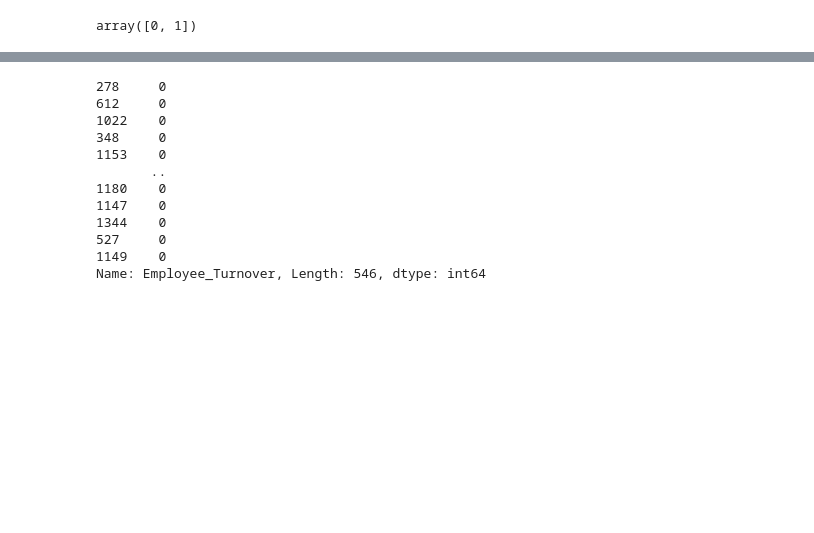
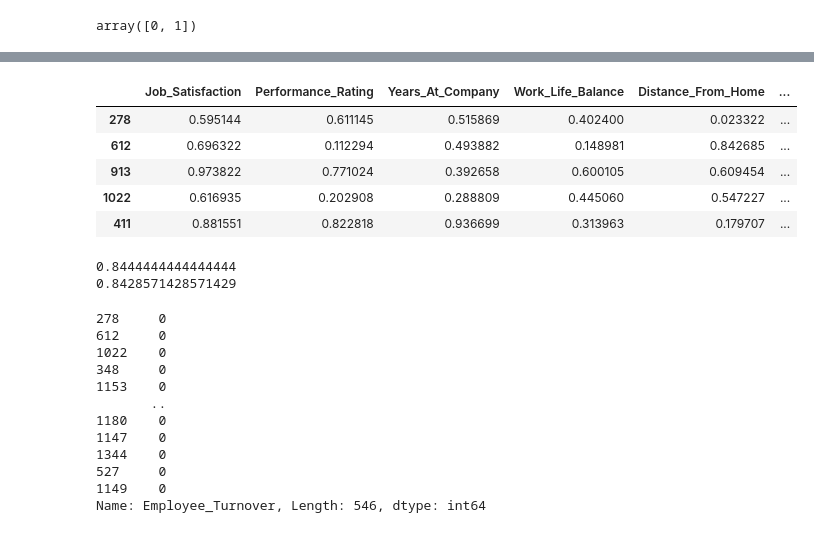
Before and after one commit to ElvisChristian28/Prime, a Jupyter notebook: Assginments/ML/logistic_regression.ipynb, the cells around one changed output, grey strips where cells are left out. Cells and saved outputs as stored; diff of their text form; code cells hidden in the pictures; blank space fills up the shorter version.

```diff
--- a/Assginments/ML/logistic_regression.ipynb
+++ b/Assginments/ML/logistic_regression.ipynb
@@ -44,3 +45,7 @@ X = emp_df.drop(columns=["Employee_Turnover"])
 y = emp_df["Employee_Turnover"]
 
 X_train, X_test, y_train, y_test = train_test_split(X, y, test_size=0.2, random_state=10)
+
+scaler = StandardScaler()
+scaler.fit_transform(X_train)
+scaler.transform(X_train)
@@ -47,3 +66,23 @@ X_train, X_test, y_train, y_test = train_test_split(X, y, test_size=0.2, random_
+# %%
+X_train.head()
+# %% [output]
+|  | Job_Satisfaction | Performance_Rating | Years_At_Company | Work_Life_Balance | Distance_From_Home | ... |
+| 278 | 0.595144 | 0.611145 | 0.515869 | 0.402400 | 0.023322 | ... |
+| 612 | 0.696322 | 0.112294 | 0.493882 | 0.148981 | 0.842685 | ... |
+| 913 | 0.973822 | 0.771024 | 0.392658 | 0.600105 | 0.609454 | ... |
+| 1022 | 0.616935 | 0.202908 | 0.288809 | 0.445060 | 0.547227 | ... |
+| 411 | 0.881551 | 0.822818 | 0.936699 | 0.313963 | 0.179707 | ... |
+# %%
+model = LogisticRegression(max_iter=10000)
+model.fit(X_train, y_train)
+y_pred = model.predict(X_test)
+accuracy = accuracy_score(y_test, y_pred)
+print(accuracy)
+precision = precision_score(y_test, y_pred)
+print(precision)
+# %% [output]
+0.8444444444444444
+0.8428571428571429
 # %%
 y_train[y_train ==1]
 y_train[y_train ==0]
```
Also changed, not shown: parts of 2 cells of this notebook.
